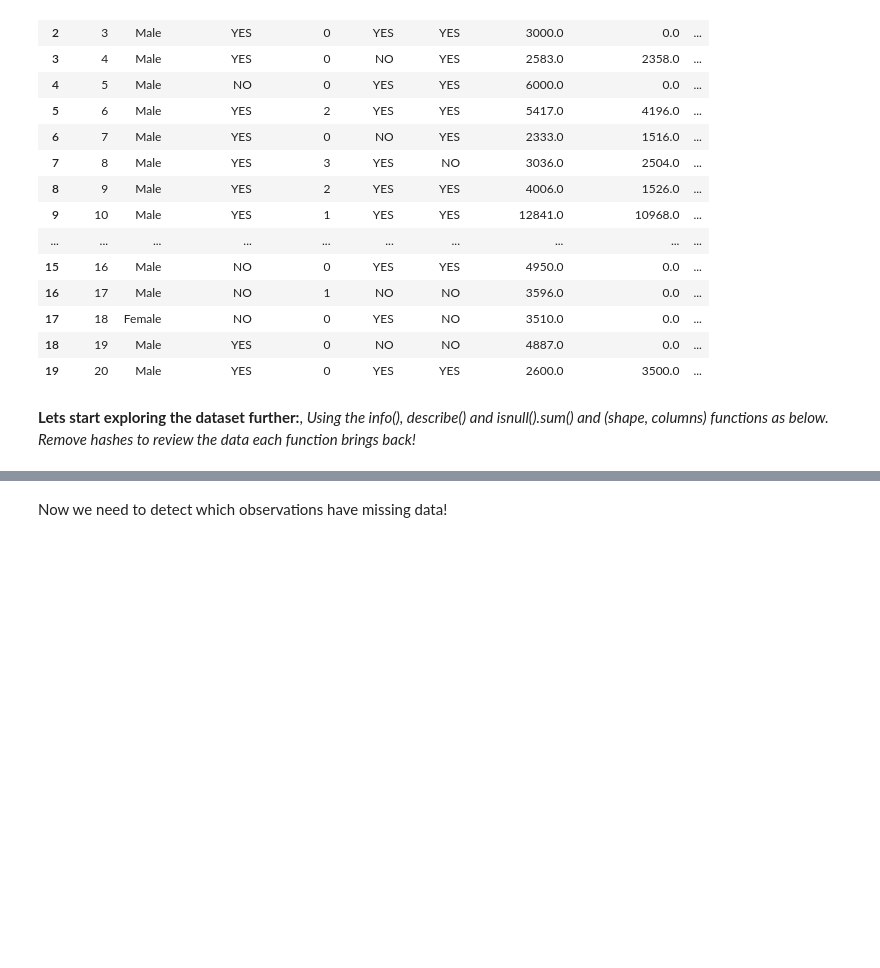
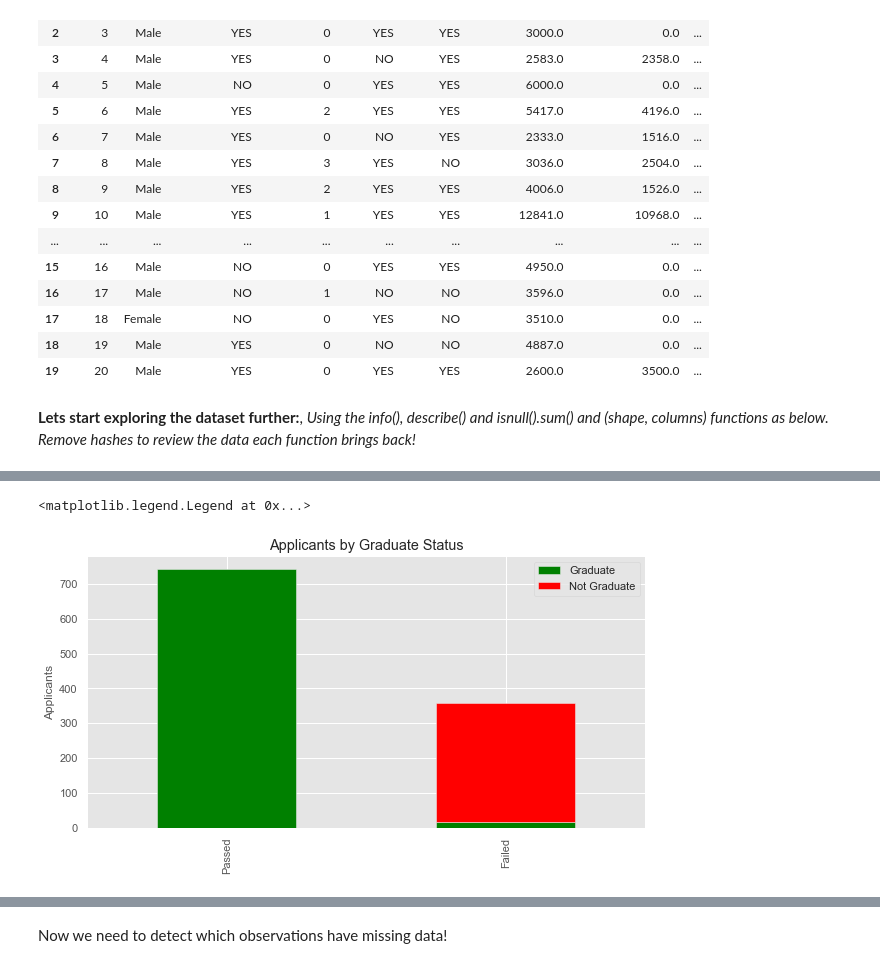
Before and after one commit to tullshaun/MachineLearning, a Jupyter notebook: 1. Loan Application Data Pre-processing.ipynb, the cells around one changed output, grey strips where cells are left out. Saved outputs shown, nothing was run; the diff lists cells and outputs as text; code cells hidden in the pictures; blank space fills up the shorter version.

```diff
--- a/1. Loan Application Data Pre-processing.ipynb
+++ b/1. Loan Application Data Pre-processing.ipynb
@@ -158,0 +208,12 @@ This section will cover:
+# %%
+passed = df[df['Loan_Status']==1]['Graduate'].value_counts()
+failed = df[df['Loan_Status']==0]['Graduate'].value_counts()
+dgph = pd.DataFrame([Passed,Failed])
+dgph.index = ['Passed','Failed']
+dgph.plot(kind='bar',stacked=True, figsize=(10,5),color=('green','red'))
+plt.ylabel('Applicants')
+plt.title('Applicants by Graduate Status')
+plt.legend(('Graduate', 'Not Graduate'))
+# %% [output]
+<matplotlib.legend.Legend at 0x...>
+[figure, added]
```
Also changed, not shown: parts of 45 cells of this notebook.
